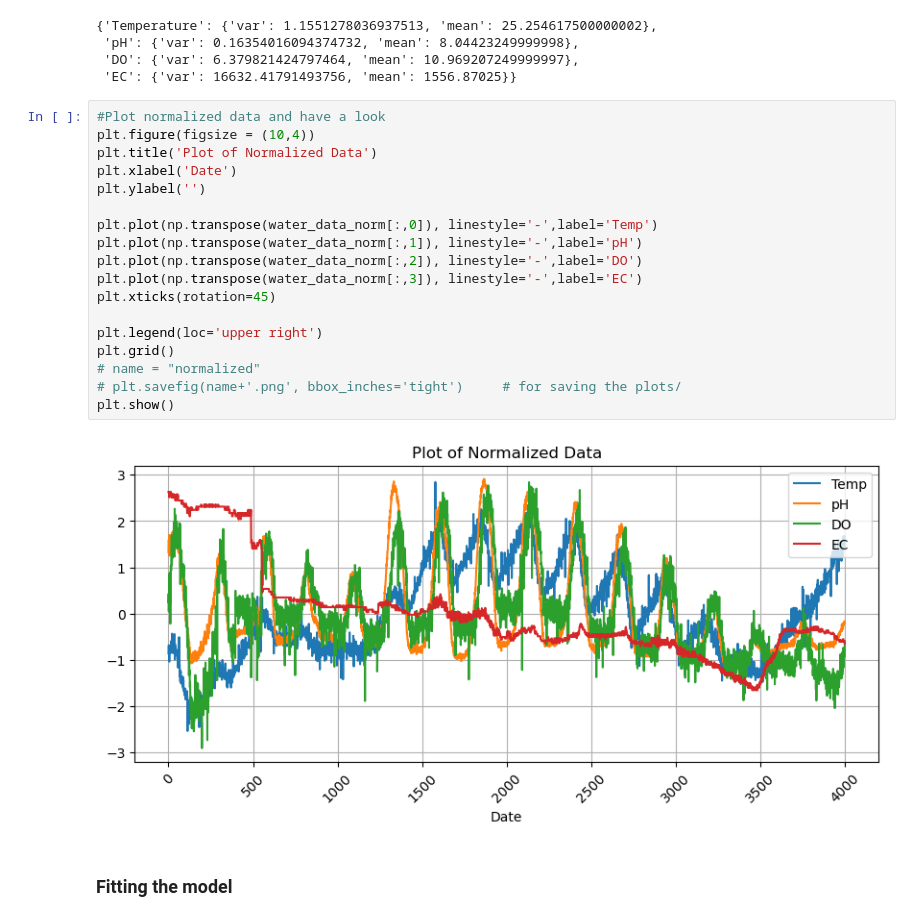
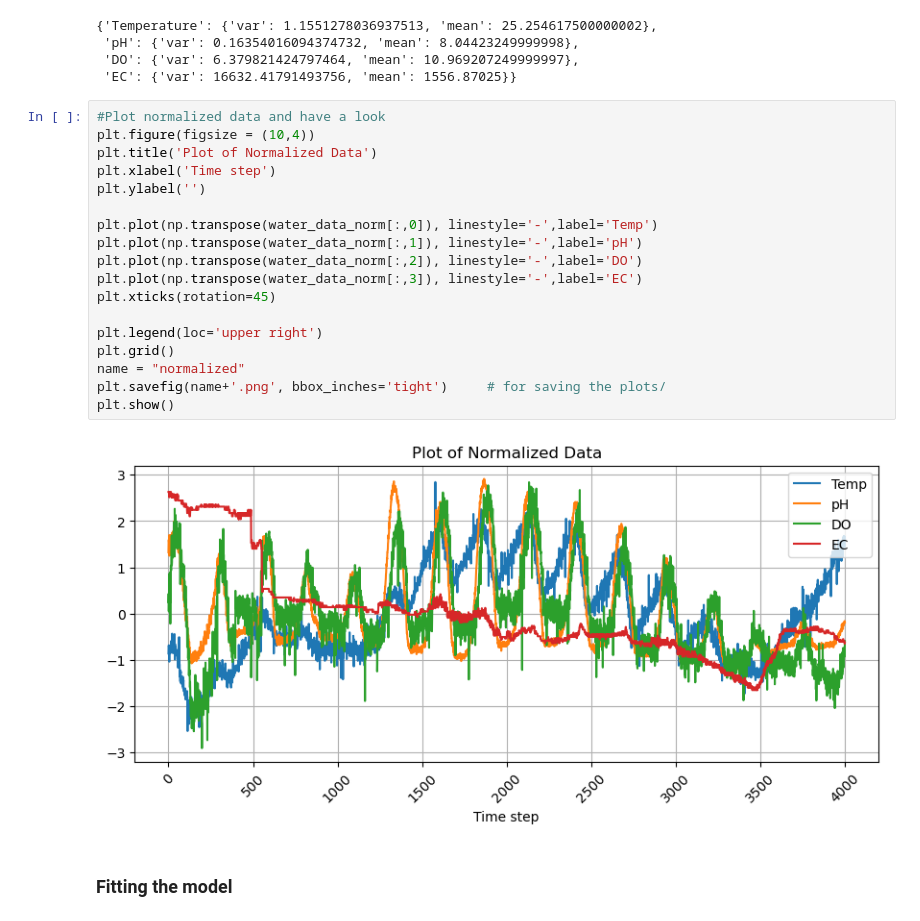
Before and after one commit to HonAnson/water_control_algorithm, a Jupyter notebook: multivariant_gauss_water_quality.ipynb, the cells around one changed output. Cells and saved outputs as stored; diff of their text form.

```diff
--- a/multivariant_gauss_water_quality.ipynb
+++ b/multivariant_gauss_water_quality.ipynb
@@ -87,23 +87,23 @@ z_normalizing_constant
 # %%
 #Plot normalized data and have a look
 plt.figure(figsize = (10,4))
 plt.title('Plot of Normalized Data')
-plt.xlabel('Date')
+plt.xlabel('Time step')
 plt.ylabel('')
 
 plt.plot(np.transpose(water_data_norm[:,0]), linestyle='-',label='Temp')
 plt.plot(np.transpose(water_data_norm[:,1]), linestyle='-',label='pH')
 plt.plot(np.transpose(water_data_norm[:,2]), linestyle='-',label='DO')
 plt.plot(np.transpose(water_data_norm[:,3]), linestyle='-',label='EC')
 plt.xticks(rotation=45)
 
 plt.legend(loc='upper right')
 plt.grid()
-# name = "normalized"
-# plt.savefig(name+'.png', bbox_inches='tight')     # for saving the plots/
+name = "normalized"
+plt.savefig(name+'.png', bbox_inches='tight')     # for saving the plots/
 plt.show()
 # %% [output]
-[figure, old version]
+[figure, new version]
 # %% [markdown]
 ### Fitting the model
 # %%
```
Also changed, not shown: parts of 6 cells of this notebook, 6 other files.
